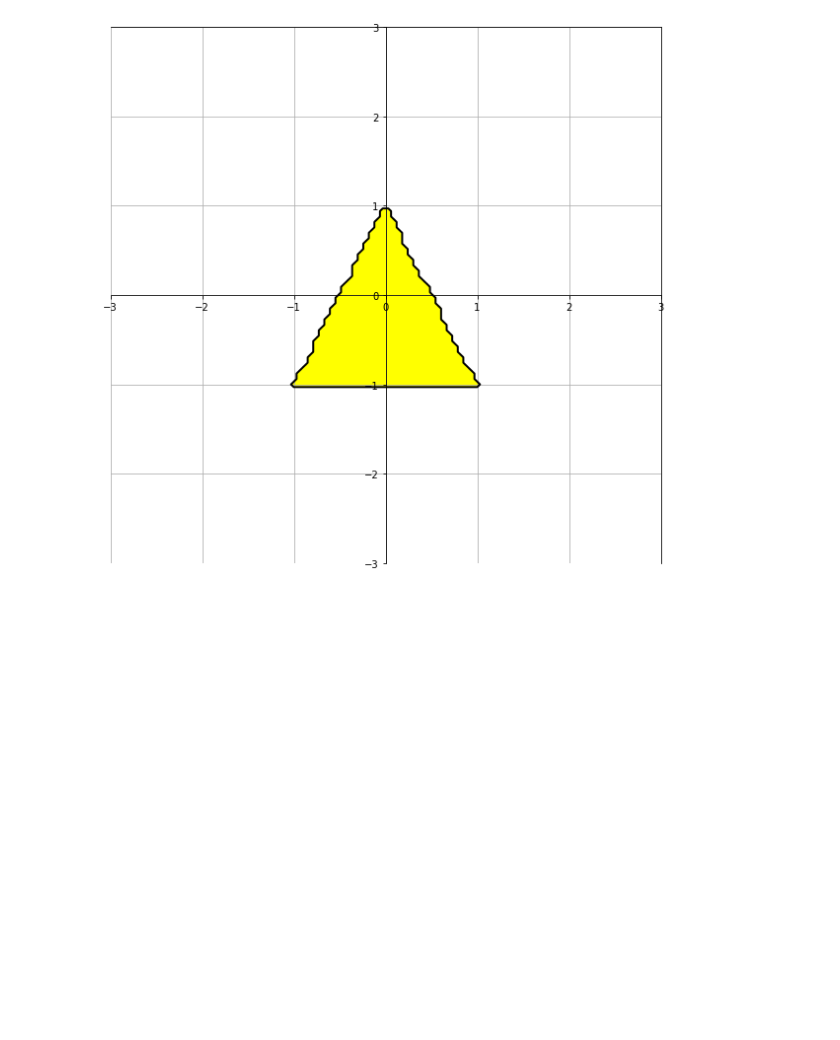
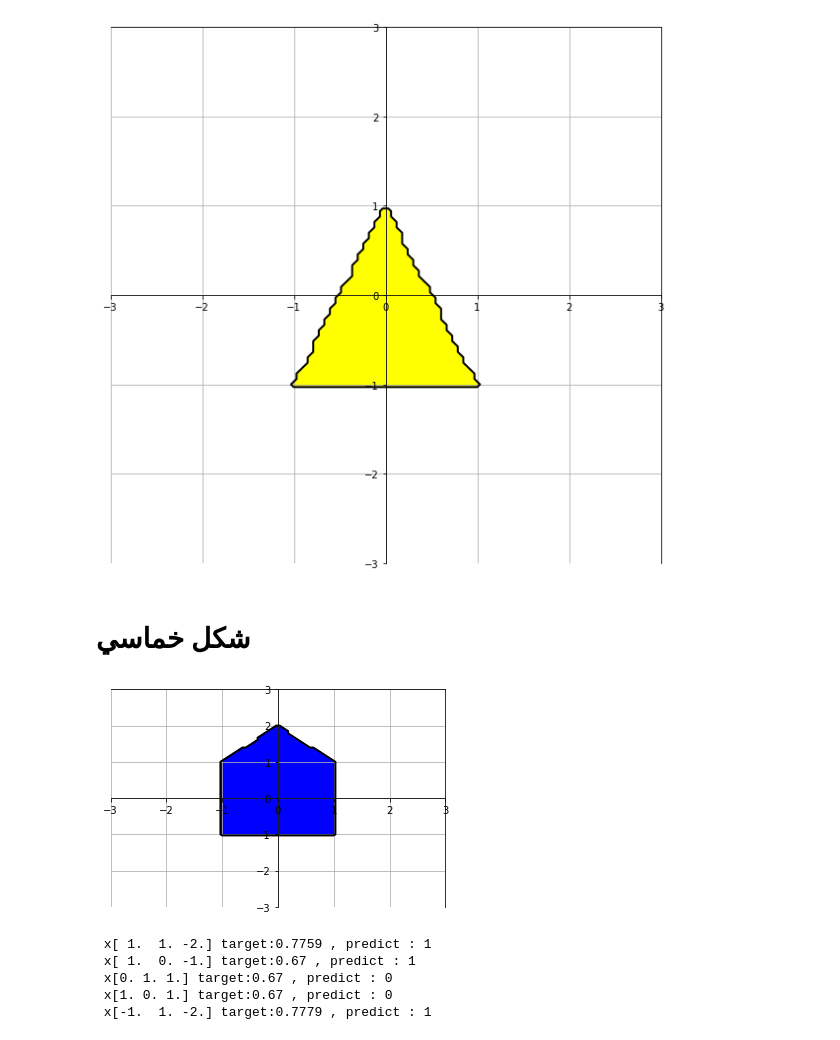
Before and after one commit to Malkah04/MachineLearing-NeuralNetwork, a Jupyter notebook: neural/lab5/trainingPreceptron.ipynb, the cells around one changed output. Drawn from its saved outputs; the diff is of its cells as text; code cells hidden in the pictures; blank space fills up the shorter version.

```diff
--- a/neural/lab5/trainingPreceptron.ipynb
+++ b/neural/lab5/trainingPreceptron.ipynb
@@ -196,6 +196,9 @@ x: [0 1] | target: 0 | predict: 0
 x: [0 1] | target: 0 | predict: 0
 # %%
 def calcLine( x1 ,y1 ,x2 ,y2 ):
+    if x1 == x2:
+        return np.array([1, 0, -x1])
+
     m  = (y2-y1) /(x2-x1)
     y =  f" {m}x - {-m*x1} +{y1} "
 
@@ -498,3 +501,62 @@ ax.spines['bottom'].set_position('center')
 plt.show()
 # %% [output]
 [figure]
+# %% [markdown]
+# شكل خماسي
+# %%
+a = calcLine(0,2,1,1)
+b =calcLine(1,1,1,-1)
+c =calcLine(1,-1 , -1,-1)
+d =calcLine(-1,-1,-1,1)
+e =calcLine(-1,1 ,0,2)
+# %%
+x =np.linspace(-3,3 ,100)
+y =np.linspace(-3,3 ,100)
+x ,y = np.meshgrid(x,y)
+
+z1 = a[0] *x + a[1] *y + a[2]
+z2 = b[0] *x + b[1] *y + b[2]
+z3 = c[0] *x + c[1] *y + c[2]
+z4 = d[0] *x + d[1] *y + d[2]
+z5 = e[0] *x + e[1] *y + e[2]
+
+o1 = (z1 <= 0).astype(int)
+o2 = (z2<=0).astype(int)
+o3 = (z3>=0).astype(int)
+o4 = (z4>=0).astype(int)
+o5 = (z5<=0).astype(int)
+# plt.contour(x,y ,o1, levels=[-0.5 ,0.5], colors="blue")
+
+res = o1 * o2 * o3 *o4 *o5
+plt.contourf(x, y, res, levels=[0.5, 1], colors="blue")
+
+plt.contour(x, y, res, levels=[0.5], colors='black', linewidths=2)
+
+plt.grid(True)
+ax = plt.gca()
+ax.spines['left'].set_position('center')
+ax.spines['bottom'].set_position('center')
+plt.show()
+# %% [output]
+[figure, added]
+# %%
+inputs = np.array([a,b,c,d,e])
+outputs = np.array([
+    (np.mean(o1)),
+    (np.mean(o2)),
+    (np.mean(o3)),
+    (np.mean(o4)),
+    (np.mean(o5))
+])
+
+dr = Preceptron(3)
+dr.train(inputs ,outputs)
+
+for i,x in enumerate(inputs):
+    print(f" x{x} target:{outputs[i]} , predict : {dr.predict(x)} ")
+# %% [output]
+ x[ 1.  1. -2.] target:0.7759 , predict : 1
+ x[ 1.  0. -1.] target:0.67 , predict : 1
+ x[0. 1. 1.] target:0.67 , predict : 0
+ x[1. 0. 1.] target:0.67 , predict : 0
+ x[-1.  1. -2.] target:0.7779 , predict : 1
```
Also changed, not shown: 7 other files.
